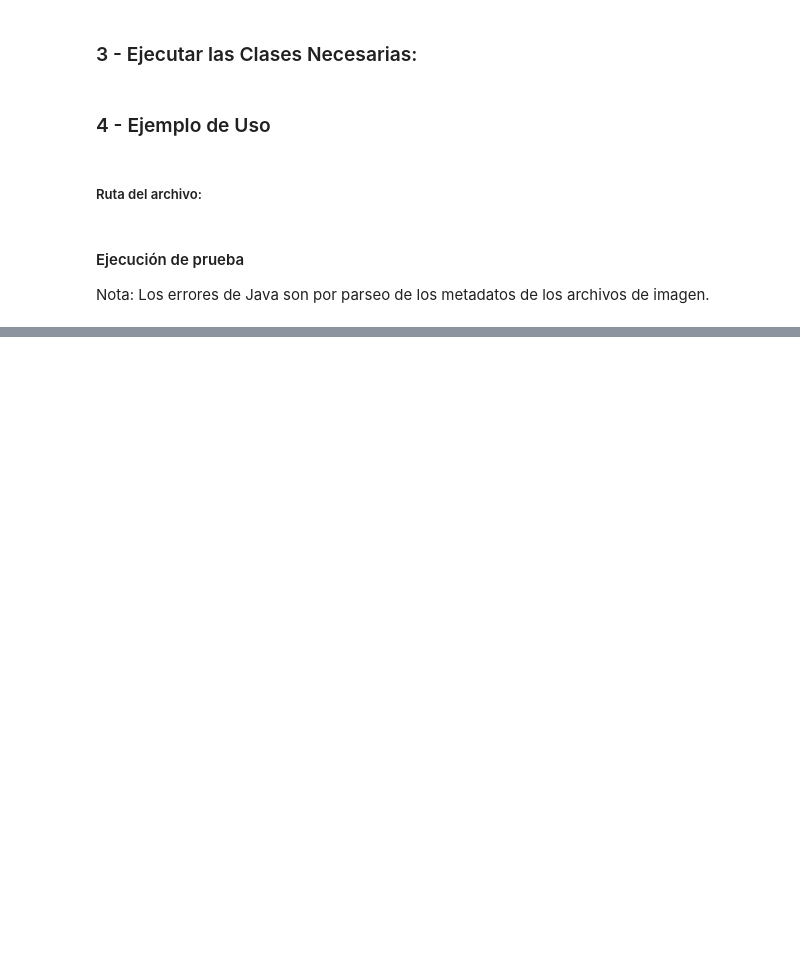
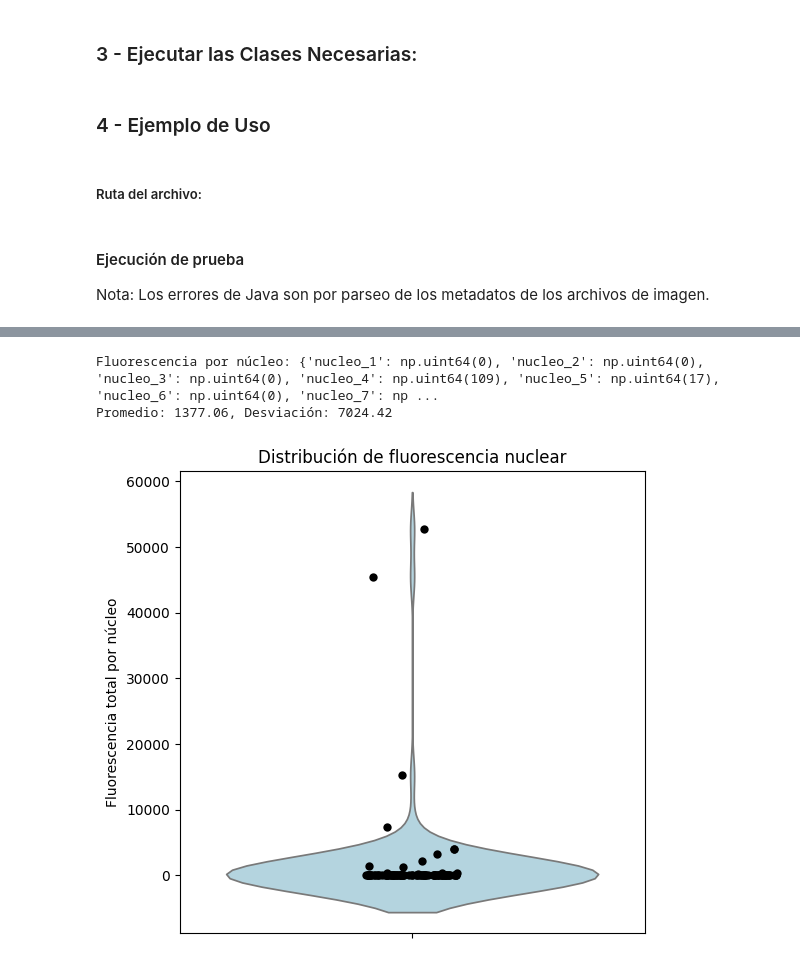
Before and after one commit to NicSal-BadRequest/BioPictureTools, a Jupyter notebook: VersionColab/RastreadorNucleosDeGusano.ipynb, the cells around one changed output, grey strips where cells are left out. Cells and saved outputs as stored; diff of their text form; code cells hidden in the pictures; blank space fills up the shorter version.

```diff
--- a/VersionColab/RastreadorNucleosDeGusano.ipynb
+++ b/VersionColab/RastreadorNucleosDeGusano.ipynb
@@ -378,7 +403,7 @@ ruta_prueba_2 = ruta_base + "example.png"
 
 Nota: Los errores de Java son por parseo de los metadatos de los archivos de imagen.
 # %%
-nuevoRastreador = RastreadorGusanos(ruta_prueba_1)
+nuevoRastreador = WormTracker(ruta_prueba_1)
 nuevoRastreador.procesarImagen(tipo=BioImagenDim._3D, canal=1, threshold=0.1)
 nuevoRastreador.buscarNucleos(tol_cerrada = 5, tol_abierta = 5)
 nuevoRastreador.centroidesNucleos()
@@ -404,9 +429,2 @@ java.lang.NumberFormatException: For input string: "Confocal C1 Scanner"
 Shape de la imagen: (1, 4, 1, 1024, 1024)
 [figure]
-# %%
-nuevoRastreador = RastreadorGusanos(ruta_prueba_1)
-nuevoRastreador.procesarImagen(tipo=BioImagenDim._3D, canal=3, threshold=0.9)
-nuevoRastreador.buscarGusanos(min_pixeles_seguidos=10, off_set=100)
-nuevoRastreador.centroidesNucleos()
-nuevoRastreador.coordenadasDeNucleos()
-nuevoRastreador.graficarNucleosRastreados(rotulosON=False)
@@ -432 +431,19 @@ KeyboardInterrupt:
+# %%
+fluorescencias, valores, media, desv = nuevoRastreador.calcular_fluorescencia(nuevoRastreador.coordenadasNucleos, nuevoRastreador.imgActual)
+print("Fluorescencia por núcleo:", fluorescencias)
+print(f"Promedio: {media:.2f}, Desviación: {desv:.2f}")
+
+# ---------------- GRAFICO ----------------
+plt.figure(figsize=(6,6))
+sns.violinplot(y=valores, inner=None, color="lightblue")       # violin
+sns.boxplot(y=valores, width=0.2, showcaps=True, boxprops={"facecolor":"white"}, showfliers=False)  # boxplot encima
+sns.stripplot(y=valores, color="black", size=6, jitter=True)   # puntos individuales
+
+plt.ylabel("Fluorescencia total por núcleo")
+plt.title("Distribución de fluorescencia nuclear")
+plt.show()
+# %% [output]
+Fluorescencia por núcleo: {'nucleo_1': np.uint64(0), 'nucleo_2': np.uint64(0), 'nucleo_3': np.uint64(0), 'nucleo_4': np.uint64(109), 'nucleo_5': np.uint64(17), 'nucleo_6': np.uint64(0), 'nucleo_7': np ...
+Promedio: 1377.06, Desviación: 7024.42
+[figure, added]
 # %%
```
Also changed, not shown: parts of 8 cells of this notebook.
